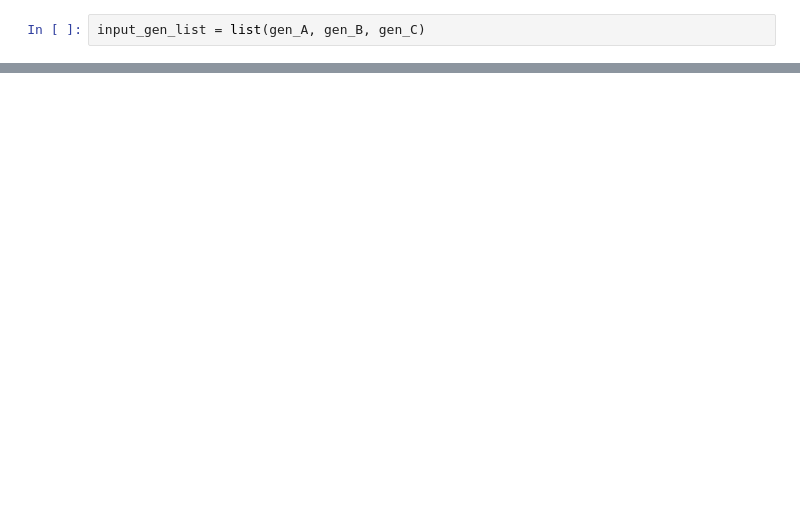
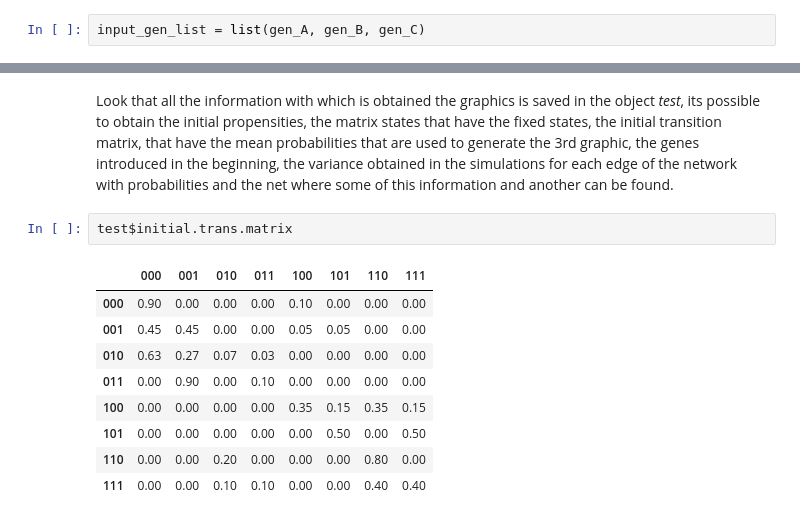
Before and after one commit to JuliethLopez/Stochastic-gene-regulatory-networks, a Jupyter notebook: APLICATION.ipynb, the cells around one changed output, grey strips where cells are left out. Cells and saved outputs as stored; diff of their text form; blank space fills up the shorter version.

```diff
--- a/APLICATION.ipynb
+++ b/APLICATION.ipynb
@@ -51,0 +60,14 @@ test=complete_simulation(input_gen_list)
+# %% [markdown]
+Look that all the information with which is obtained the graphics is saved in the object *test*, its possible to obtain the initial propensities, the matrix states that have the fixed states, the initial transition matrix, that have the mean probabilities that are used to generate the 3rd graphic, the genes introduced in the beginning, the variance obtained in the simulations for each edge of the network with probabilities and the net where some of this information and another can be found.
+# %%
+test$initial.trans.matrix
+# %% [output]
+|  | 000 | 001 | 010 | 011 | 100 | 101 | 110 | 111 |
+| 000 | 0.90 | 0.00 | 0.00 | 0.00 | 0.10 | 0.00 | 0.00 | 0.00 |
+| 001 | 0.45 | 0.45 | 0.00 | 0.00 | 0.05 | 0.05 | 0.00 | 0.00 |
+| 010 | 0.63 | 0.27 | 0.07 | 0.03 | 0.00 | 0.00 | 0.00 | 0.00 |
+| 011 | 0.00 | 0.90 | 0.00 | 0.10 | 0.00 | 0.00 | 0.00 | 0.00 |
+| 100 | 0.00 | 0.00 | 0.00 | 0.00 | 0.35 | 0.15 | 0.35 | 0.15 |
+| 101 | 0.00 | 0.00 | 0.00 | 0.00 | 0.00 | 0.50 | 0.00 | 0.50 |
+| 110 | 0.00 | 0.00 | 0.20 | 0.00 | 0.00 | 0.00 | 0.80 | 0.00 |
+| 111 | 0.00 | 0.00 | 0.10 | 0.10 | 0.00 | 0.00 | 0.40 | 0.40 |
```
Also changed, not shown: parts of 14 cells of this notebook, 3 other files.
